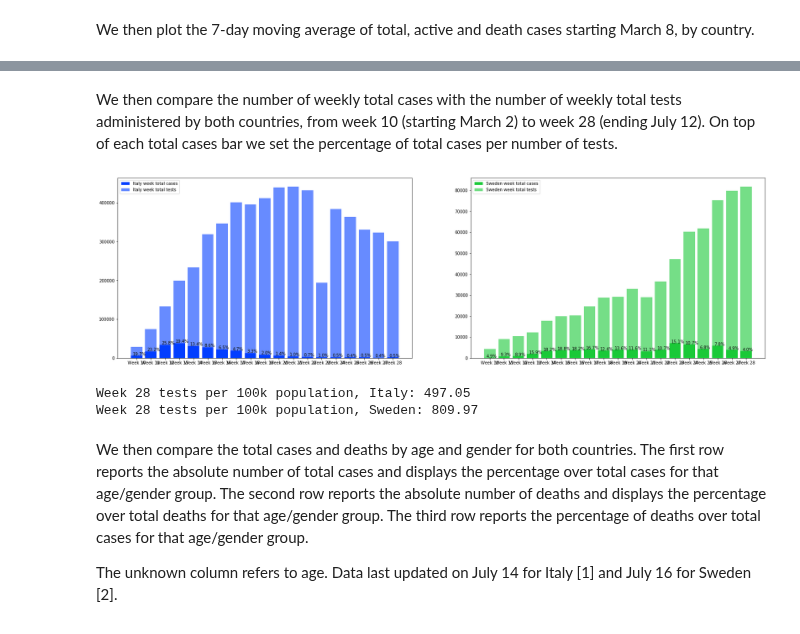
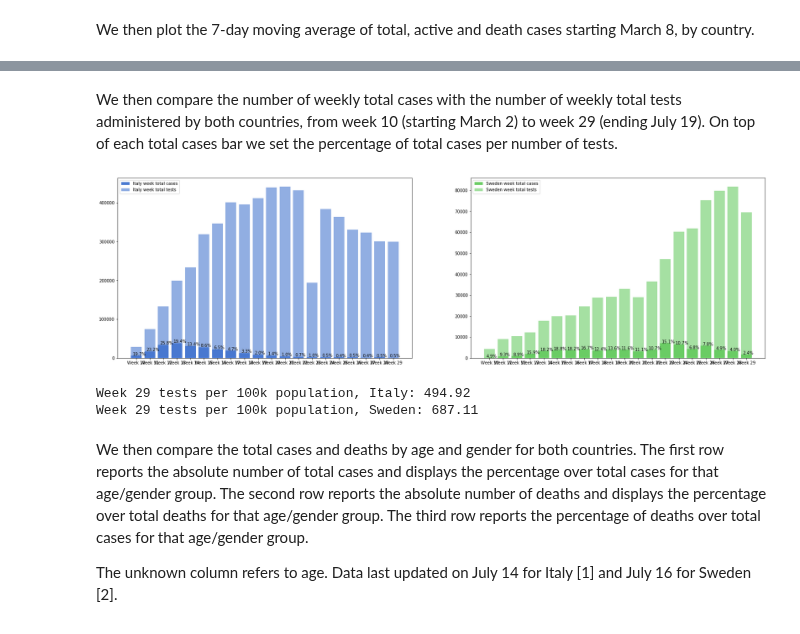
Before and after one commit to eera-l/Covid19-Sweden-Overview, a Jupyter notebook: c19-it-swe.ipynb, the cells around one changed output, grey strips where cells are left out. Cells and saved outputs as stored; diff of their text form; code cells hidden in the pictures.

Commit message:
added data for july 21, more scraping in nordics

```diff
--- a/c19-it-swe.ipynb
+++ b/c19-it-swe.ipynb
@@ -580,5 +580,5 @@ plt.show()
 # %% [markdown]
-We then compare the number of weekly total cases with the number of weekly total tests administered by both countries, from week 10 (starting March 2) to week 28 (ending July 12). On top of each total cases bar we set the percentage of total cases per number of tests.
+We then compare the number of weekly total cases with the number of weekly total tests administered by both countries, from week 10 (starting March 2) to week 29 (ending July 19). On top of each total cases bar we set the percentage of total cases per number of tests.
 # %%
 import numpy as np
 import matplotlib.pyplot as plt
@@ -589,7 +589,7 @@ swe_total_week = {'Week 10': 211, 'Week 11': 838, 'Week 12': 921,
                   'Week 19': 3969, 'Week 20': 3813, 'Week 21': 3206,
                   'Week 22': 3919, 'Week 23': 7109, 'Week 24': 6450,
                   'Week 25': 4236, 'Week 26': 5861, 'Week 27': 3885,
-                  'Week 28': 3284}
+                  'Week 28': 3284, 'Week 29': 1677}
 
 swe_tests_week = {'Week 10': 4300, 'Week 11': 9000, 'Week 12': 10400,
                   'Week 13': 12300, 'Week 14': 17800, 'Week 15': 19900,
@@ -597,7 +597,7 @@ swe_tests_week = {'Week 10': 4300, 'Week 11': 9000, 'Week 12': 10400,
                   'Week 19': 29129, 'Week 20': 33003, 'Week 21': 28986,
                   'Week 22': 36466, 'Week 23': 47080, 'Week 24': 60296,
                   'Week 25': 61842, 'Week 26': 75151, 'Week 27': 79811,
-                  'Week 28': 81801}
+                  'Week 28': 81801, 'Week 29': 69393}
 
 it_total_week = {'Week 10': 5681, 'Week 11': 17372, 'Week 12': 34390,
                  'Week 13': 38552, 'Week 14': 31259, 'Week 15': 27415,
@@ -605,7 +605,7 @@ it_total_week = {'Week 10': 5681, 'Week 11': 17372, 'Week 12': 34390,
                  'Week 19': 8353, 'Week 20': 6365, 'Week 21': 4423,
                  'Week 22': 3139, 'Week 23': 1979, 'Week 24': 1991,
                  'Week 25': 1510, 'Week 26': 1811, 'Week 27': 1301,
-                 'Week 28': 1450}
+                 'Week 28': 1450, 'Week 29': 1373}
 
 it_tests_week = {'Week 10': 28810, 'Week 11': 74962, 'Week 12': 133503,
                 'Week 13': 199128, 'Week 14': 233931, 'Week 15': 318732,
@@ -613,42 +613,42 @@ it_tests_week = {'Week 10': 28810, 'Week 11': 74962, 'Week 12': 133503,
                 'Week 19': 412140, 'Week 20': 439048, 'Week 21': 442052,
                 'Week 22': 431727, 'Week 23': 193567, 'Week 24': 384183,
                 'Week 25': 363652, 'Week 26': 330249, 'Week 27': 323669,
-                'Week 28': 300523}
+                'Week 28': 300523, 'Week 29': 299238}
 
 it_w_percent = []
 for k, v in it_total_week.items():
   it_w_percent.append((v / it_tests_week[k]) * 100)
 
 swe_w_percent = []
 for k, v in swe_total_week.items():
   swe_w_percent.append((v / swe_tests_week[k]) * 100)
 
 
 fig = plt.figure()
 ax1 = fig.add_subplot(121)
 ax1.bar(it_total_week.keys(), it_total_week.values(), color='b', label='Italy week total cases')
 ax1.bar(it_tests_week.keys(), it_tests_week.values(), color='b', label='Italy week total tests', alpha= 0.6)
 for i, v in enumerate(it_w_percent):
     ax1.text(i - 0.25, list(it_total_week.values())[i] + 1000, '{:.1f}%'.format(v),  color='black')
 ax1.legend(loc="upper left")
 
 ax2 = fig.add_subplot(122)
 ax2.bar(swe_total_week.keys(), swe_total_week.values(), color='g', label='Sweden week total cases')
 ax2.bar(swe_tests_week.keys(), swe_tests_week.values(), color='g', label='Sweden week total tests', alpha= 0.6)
 for i, v in enumerate(swe_w_percent):
     ax2.text(i - 0.25, list(swe_total_week.values())[i] + 70, '{:.1f}%'.format(v),  color='black')
 ax2.legend(loc="upper left")
 
 fig.set_figheight(8)
 fig.set_figwidth(28)
 plt.show()
 
-print("Week 28 tests per 100k population, Italy: {0:.2f}".format((it_tests_week['Week 28'] / 60461826) * 100000))
-print("Week 28 tests per 100k population, Sweden: {0:.2f}".format((swe_tests_week['Week 28'] / 10099265) * 100000))
+print("Week 29 tests per 100k population, Italy: {0:.2f}".format((it_tests_week['Week 29'] / 60461826) * 100000))
+print("Week 29 tests per 100k population, Sweden: {0:.2f}".format((swe_tests_week['Week 29'] / 10099265) * 100000))
 # %% [output]
-[figure, old version]
+[figure, new version]
-Week 28 tests per 100k population, Italy: 497.05
-Week 28 tests per 100k population, Sweden: 809.97
+Week 29 tests per 100k population, Italy: 494.92
+Week 29 tests per 100k population, Sweden: 687.11
 # %% [markdown]
 We then compare the total cases and deaths by age and gender for both countries. The first row reports the absolute number of total cases and displays the percentage over total cases for that age/gender group.
 The second row reports the absolute number of deaths and displays the percentage over total deaths for that age/gender group.
```
Also changed, not shown: parts of 8 cells of this notebook, 2 other files.
